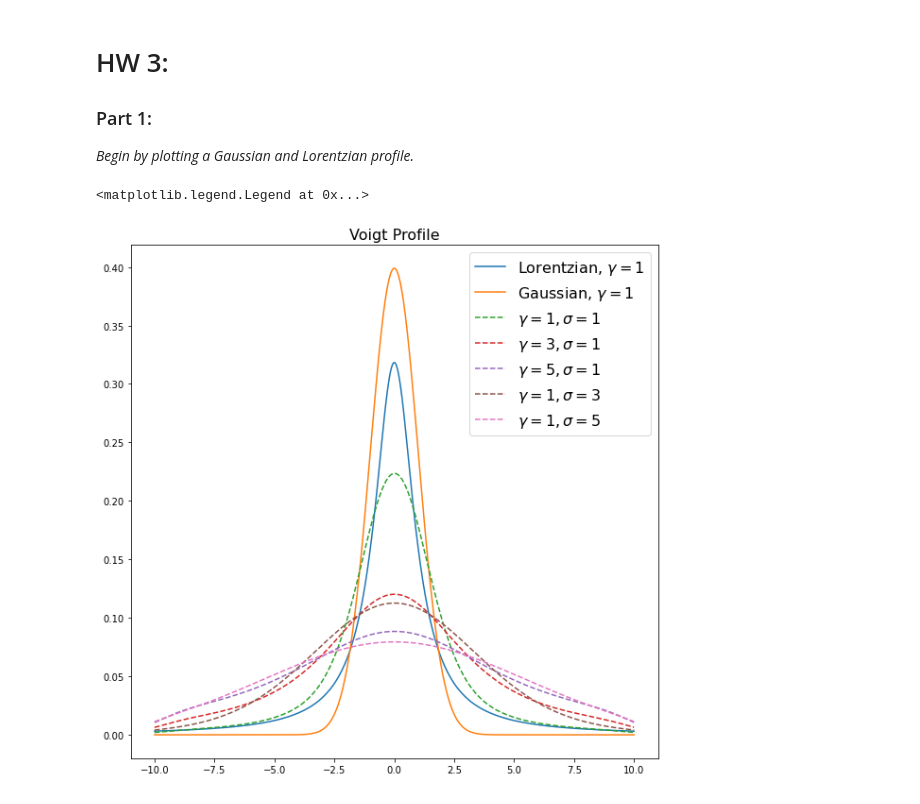
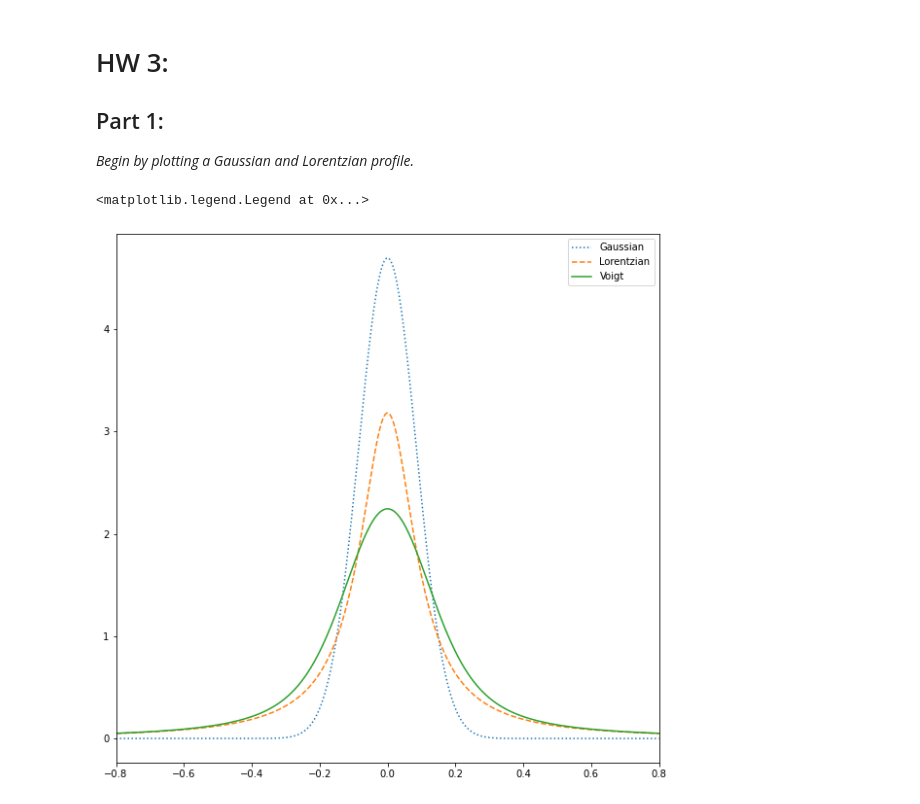
Before and after one commit to cmerrill11/astr-421, a Jupyter notebook: HW3.ipynb, the cells around one changed output. Drawn from its saved outputs; the diff is of its cells as text; code cells hidden in the pictures.

```diff
--- a/HW3.ipynb
+++ b/HW3.ipynb
@@ -1,7 +1,7 @@
 # %% [markdown]
 # HW 3:
 
-### Part 1:
+## Part 1:
 *Begin by plotting a Gaussian and Lorentzian profile.*
 # %%
 import numpy as np
@@ -10,32 +10,32 @@ import scipy.stats as stats
-# %%
-x = np.linspace(-10, 10, 1000)
-
-
-
-fig, ax = plt.subplots(1,1, figsize = (10, 10))
-
-ax.plot(x, stats.cauchy.pdf(x, loc = 0, scale = 1),
-                            label = f"Lorentzian, $\gamma = 1$")
-ax.plot(x, stats.norm.pdf(x, loc = 0, scale = 1),
-                            label = f"Gaussian, $\gamma = 1$")
-for i in range(2):
-    for j in [1, 3, 5]:
-        if i == j:
-            continue
-        elif i > 0:
-            sigma = j
-            gamma = 1
-        else:
-            sigma = 1
-            gamma = j
-        voigt = np.convolve(stats.cauchy.pdf(x, loc = 0, scale = gamma), \
-                        stats.norm.pdf(x, loc = 0, scale = sigma), 'same')
-        a = sum(voigt)*(x[1] - x[0]) # Make it so that the convolution = 1
-
-        ax.plot(x, voigt/a, label = f"$\gamma = {gamma}, \sigma = {sigma}$ ", linestyle = 'dashed')
-        ax.set_title("Voigt Profile", fontsize = 16)
-
-plt.legend(fontsize = 16)
-# %% [output]
-<matplotlib.legend.Legend at 0x...>
-[figure, removed]
+# %%
+def G(x, alpha):
+    """ Return Gaussian line shape at x with HWHM alpha """
+    return np.sqrt(np.log(2) / np.pi) / alpha\
+                             * np.exp(-(x / alpha)**2 * np.log(2))
+
+def L(x, gamma):
+    """ Return Lorentzian line shape at x with HWHM gamma """
+    return gamma / np.pi / (x**2 + gamma**2)
+
+def V(x, alpha, gamma):
+    """
+    Return the Voigt line shape at x with Lorentzian component HWHM gamma
+    and Gaussian component HWHM alpha.
+
+    """
+    sigma = alpha / np.sqrt(2 * np.log(2))
+
+    return np.real(wofz((x + 1j*gamma)/sigma/np.sqrt(2))) / sigma\
+                                                           /np.sqrt(2*np.pi)
+fig, ax = plt.subplots(1,1, figsize = (10, 10))
+
+alpha, gamma = 0.1, 0.1
+x = np.linspace(-0.8,0.8,1000)
+ax.plot(x, G(x, alpha), ls=':', label='Gaussian')
+ax.plot(x, L(x, gamma), ls='--', label='Lorentzian')
+ax.plot(x, V(x, alpha, gamma), label='Voigt')
+ax.set_xlim(-0.8,0.8)
+ax.legend()
+# %% [output]
+<matplotlib.legend.Legend at 0x...>
+[figure, added]
```
Also changed, not shown: parts of 16 cells of this notebook.
